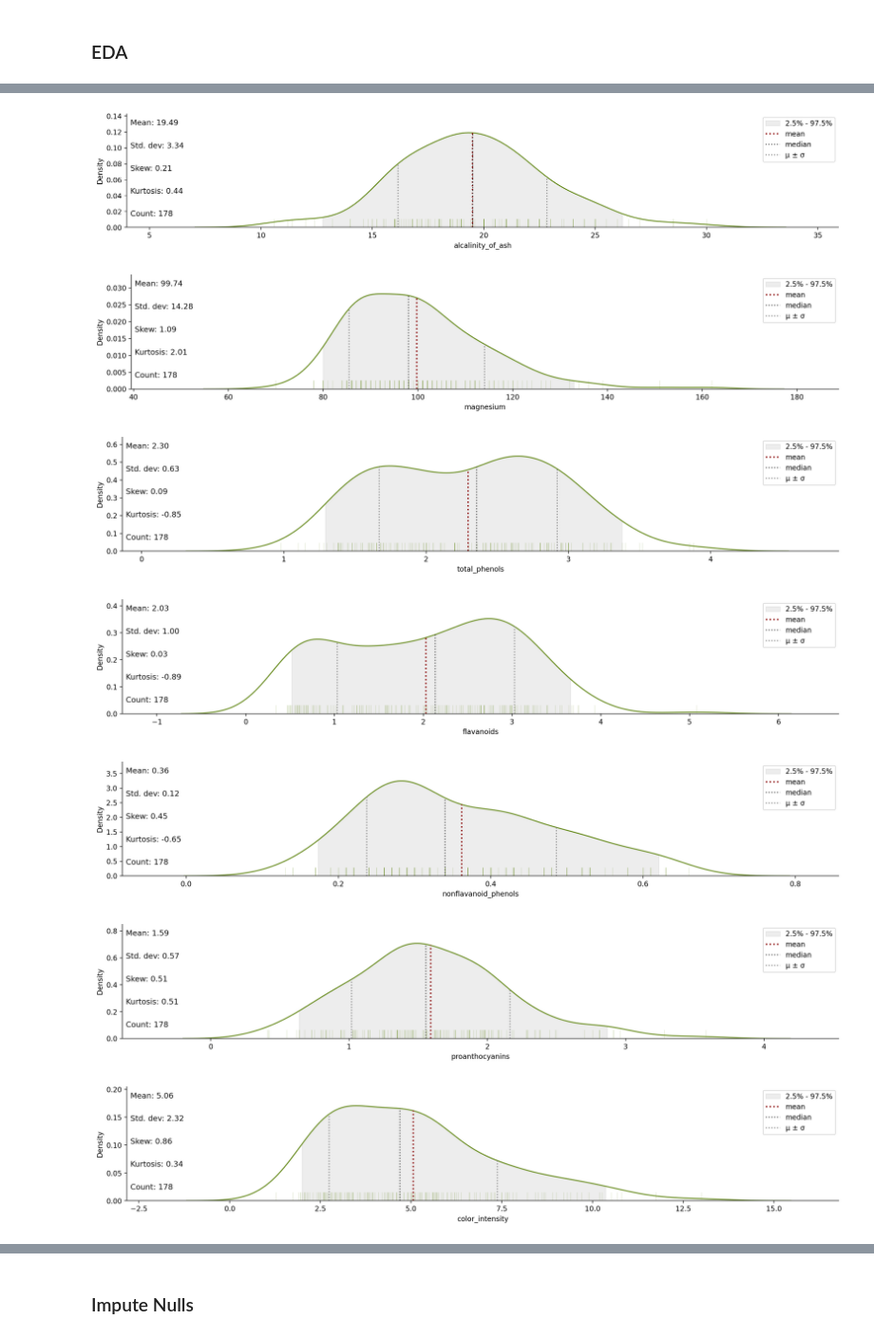
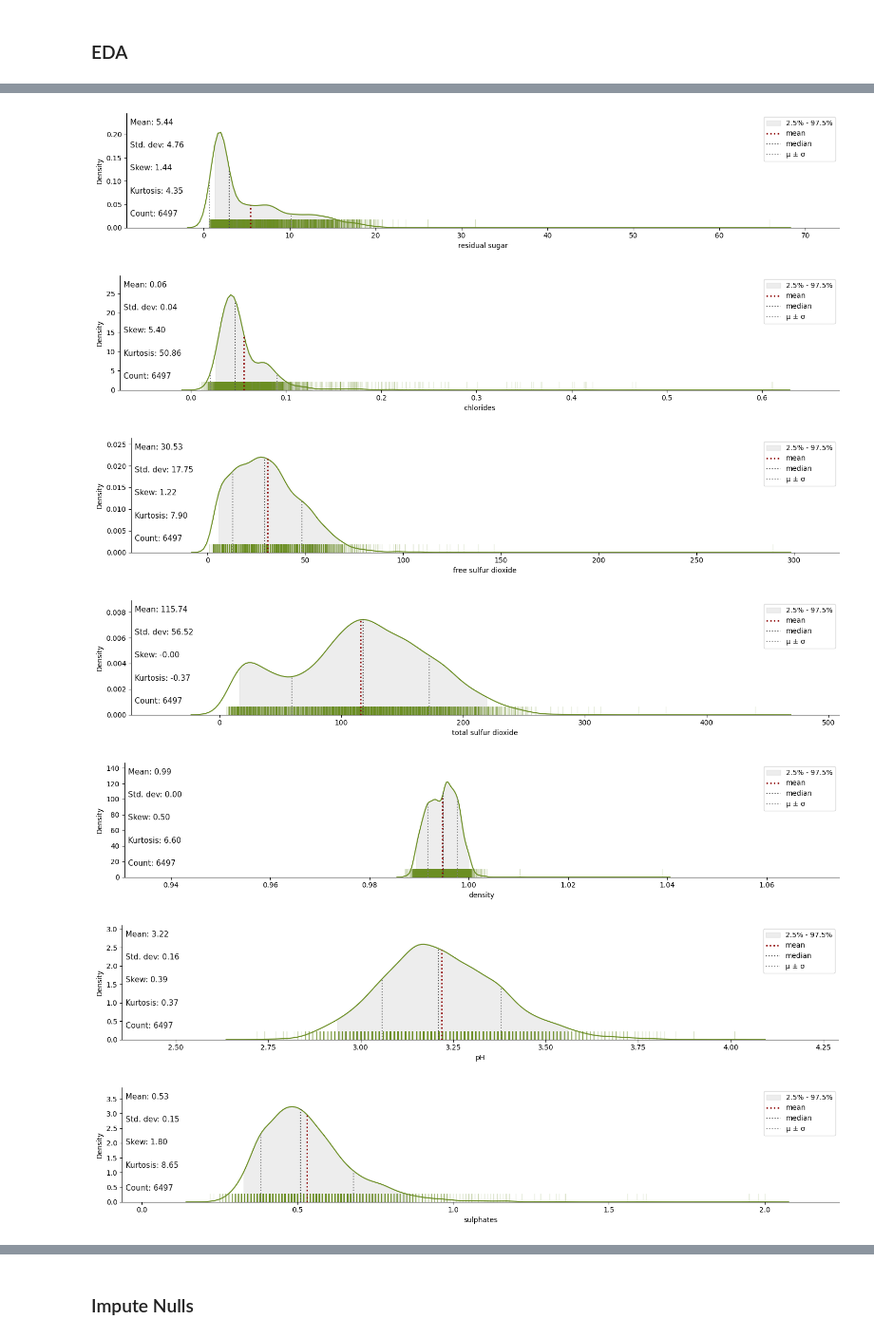
Before and after one commit to sam-tritto/outliers-and-anomalies, a Jupyter notebook: Wine_Quality_Outlier_and_Anomaly.ipynb, the cells around one changed output, grey strips where cells are left out. Shown at 95% size. Saved outputs shown, nothing was run; the diff lists cells and outputs as text; code cells hidden in the pictures.

```diff
--- a/Wine_Quality_Outlier_and_Anomaly.ipynb
+++ b/Wine_Quality_Outlier_and_Anomaly.ipynb
@@ -36,6 +39,11 @@ plt.rcParams['axes.spines.right'] = False
 # %%
-df = pd.read_csv(r'wine.data', header=None, names = ['alcohol', 'malic_acid', 'ash', 'alcalinity_of_ash', 'magnesium', 'total_phenols', 'flavanoids',
-                                                    'nonflavanoid_phenols', 'proanthocyanins', 'color_intensity', 'hue', 'OD280_OD315_of_diluted_wines', 'proline' ])
+red_df = pd.read_csv('winequality-red.csv', sep=';')
+red_df['wine type'] = 'Red'
+
+white_df = pd.read_csv('winequality-white.csv', sep=';')
+white_df['wine type'] = 'White'
+
+df = pd.concat([red_df, white_df])
 # %%
 df = df.reset_index(drop=True)
 df
@@ -56,8 +66,11 @@ df
+# %%
+col_list = df.columns.tolist()
+col_list = [c for c in col_list if c not in ['id', 'quality', 'wine type']]
 # %% [markdown]
 ### EDA
 # %%
 # Create distplot for all
-klib.dist_plot(df, showall=True, kde_kws = {'color': color_1},
+klib.dist_plot(df[col_list], showall=True, kde_kws = {'color': color_1},
                                         fill_kws = {'color': 'darkgrey', 'alpha': 0.2},
                                         rug_kws = {'color': color_2, 'alpha': 0.15, 'lw': 3, 'height': 0.075},
                                         mean_color = color_2
@@ -70,7 +83,7 @@ plt.show()
-[figure, old version]
+[figure, new version]
-[figure, old version]
+[figure, new version]
-[figure, old version]
+[figure, new version]
-[figure, old version]
+[figure, new version]
-[figure, old version]
+[figure, new version]
-[figure, old version]
+[figure, new version]
-[figure, old version]
+[figure, new version]
```
Also changed, not shown: parts of 51 cells of this notebook.
